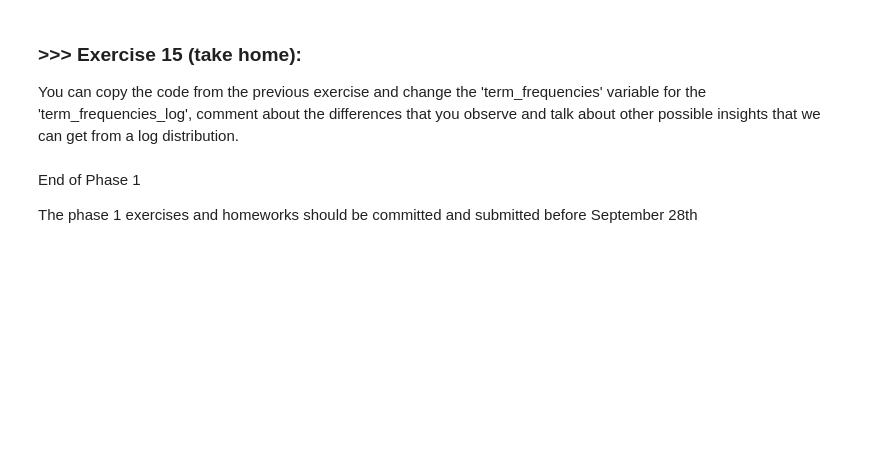
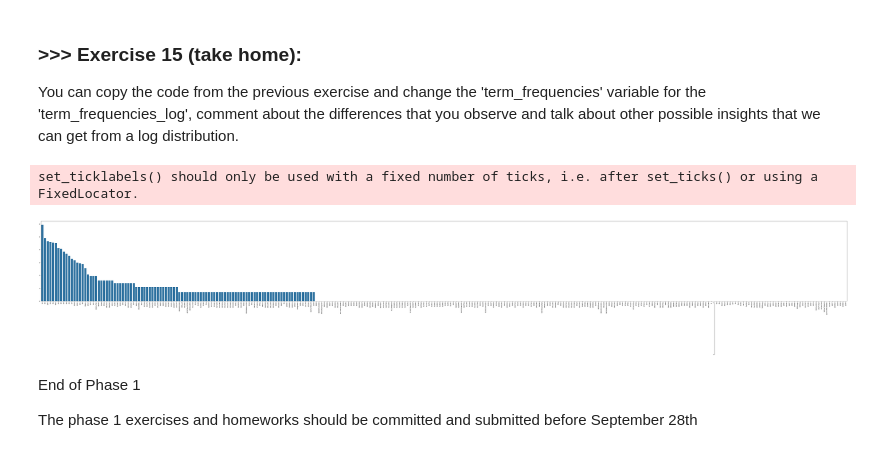
Before and after one commit to zzz318418/DM2025-Lab1-Exercise, a Jupyter notebook: DM2025-Lab1-Master.ipynb, the cells around one changed output. Cells and saved outputs as stored; diff of their text form; code cells hidden in the pictures; blank space fills up the shorter version.

```diff
--- a/DM2025-Lab1-Master.ipynb
+++ b/DM2025-Lab1-Master.ipynb
@@ -1219,3 +1366,26 @@ You can copy the code from the previous exercise and change the 'term_frequencie
+# %%
+# Answer here
+import math
+import matplotlib.pyplot as plt
+import seaborn as sns
+
+# 假設 term_frequencies 是詞頻列表
+
+# 對詞頻進行對數轉換
+term_frequencies_log = [math.log(i) for i in term_frequencies if i > 0]  # 避免log(0) 的情況
+
+# 排序詞頻
+sorted_terms = sorted(zip(count_vect.get_feature_names_out()[:300], term_frequencies_log), key=lambda x: x[1], reverse=True)
+sorted_terms, sorted_frequencies = zip(*sorted_terms)
+
+# 繪製條形圖
+plt.subplots(figsize=(100, 10))
+g = sns.barplot(x=sorted_terms, y=sorted_frequencies)
+g.set_xticklabels(sorted_terms, rotation=90)
+plt.show()
+# %% [output]
+set_ticklabels() should only be used with a fixed number of ticks, i.e. after set_ticks() or using a FixedLocator.
+[figure, added]
 # %% [markdown]
 End of Phase 1
 
```
Also changed, not shown: parts of 20 cells of this notebook.
